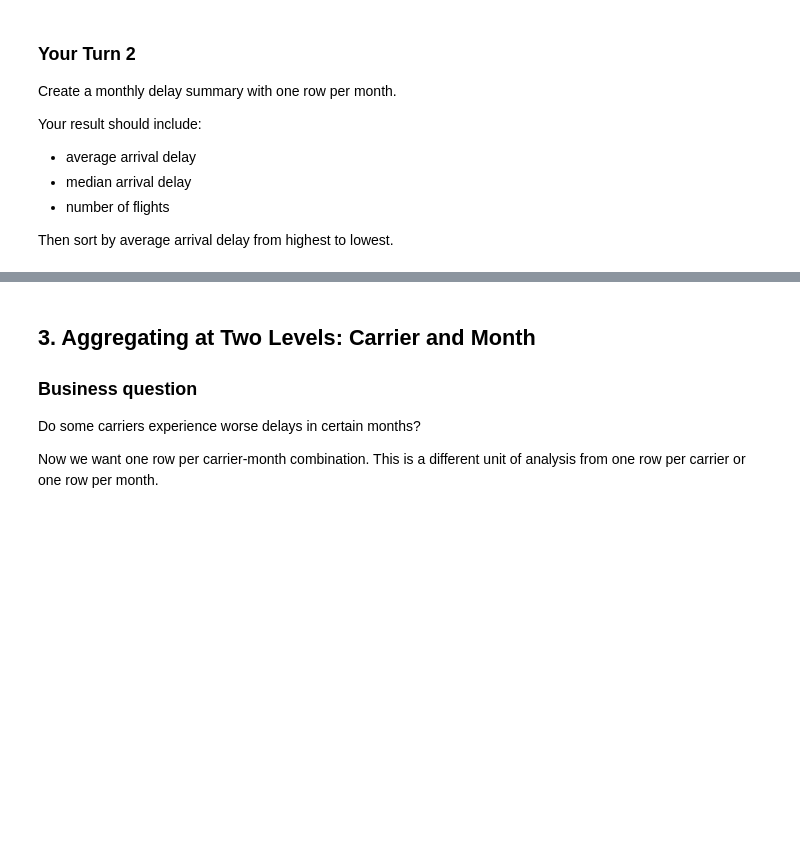
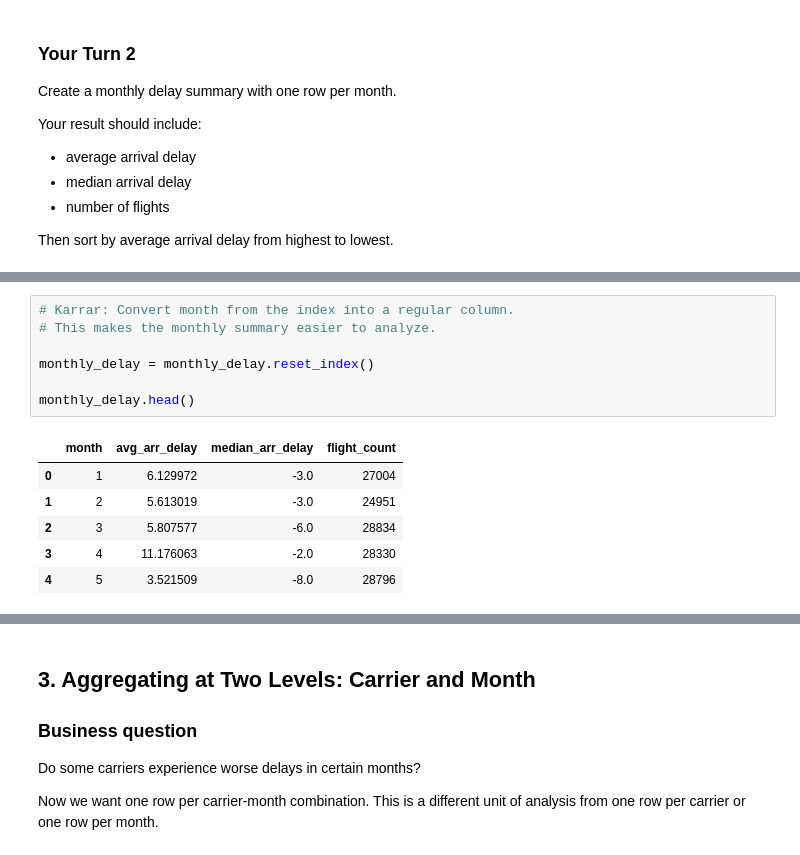
Before and after one commit to kalshaikhli/ban6003-week7-8-Karrar-Alshaikhli, a Jupyter notebook: notebooks/module7_aggregation_reshaping_guided_lab.ipynb, the cells around one changed output, grey strips where cells are left out. Drawn from its saved outputs; the diff is of its cells as text; blank space fills up the shorter version.

```diff
--- a/notebooks/module7_aggregation_reshaping_guided_lab.ipynb
+++ b/notebooks/module7_aggregation_reshaping_guided_lab.ipynb
@@ -252,0 +284,14 @@ Then sort by average arrival delay from highest to lowest.
+# %%
+# Karrar: Convert month from the index into a regular column.
+# This makes the monthly summary easier to analyze.
+
+monthly_delay = monthly_delay.reset_index()
+
+monthly_delay.head()
+# %% [output]
+|  | month | avg_arr_delay | median_arr_delay | flight_count |
+| 0 | 1 | 6.129972 | -3.0 | 27004 |
+| 1 | 2 | 5.613019 | -3.0 | 24951 |
+| 2 | 3 | 5.807577 | -6.0 | 28834 |
+| 3 | 4 | 11.176063 | -2.0 | 28330 |
+| 4 | 5 | 3.521509 | -8.0 | 28796 |
```
Also changed, not shown: parts of 5 cells of this notebook.
